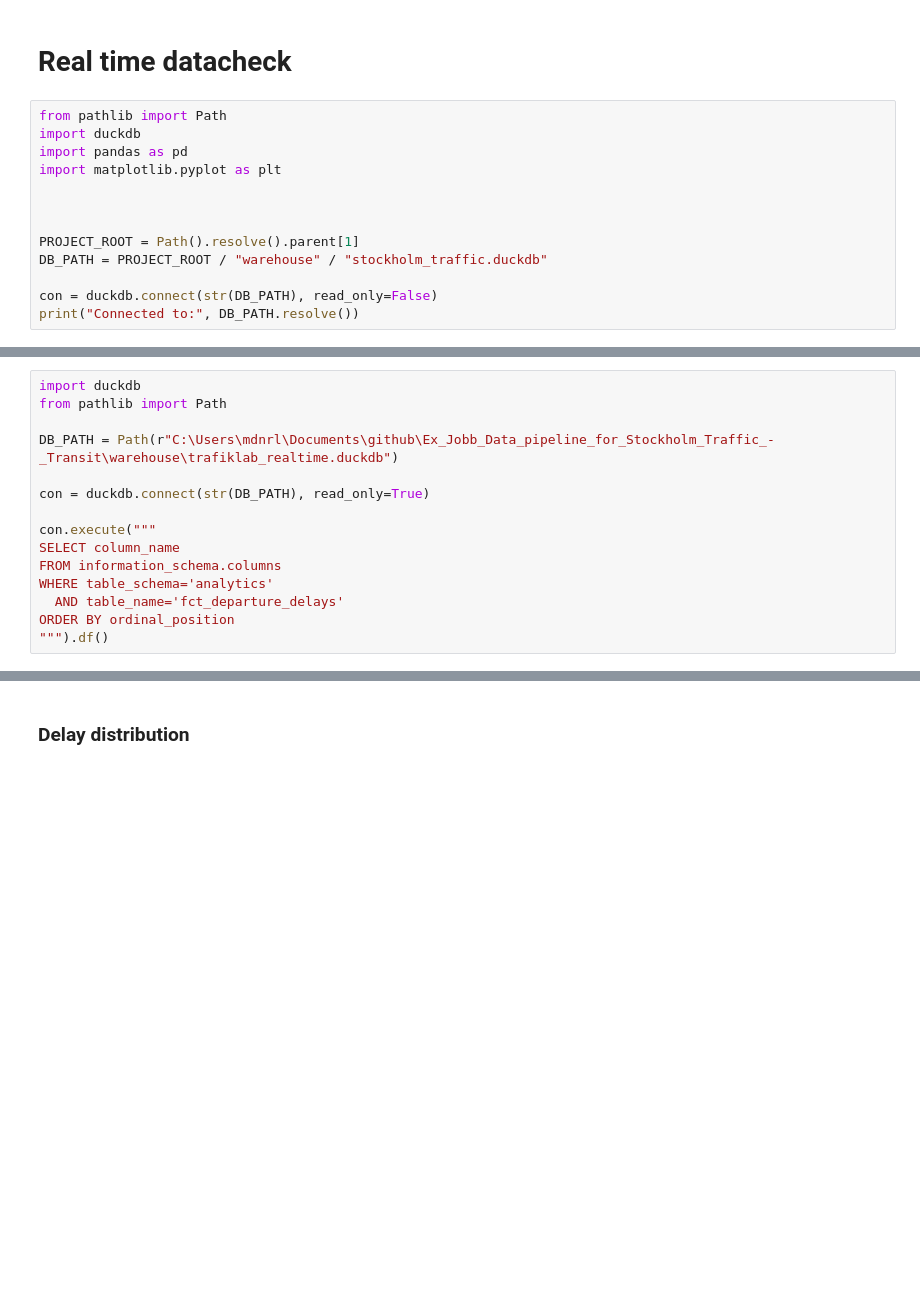
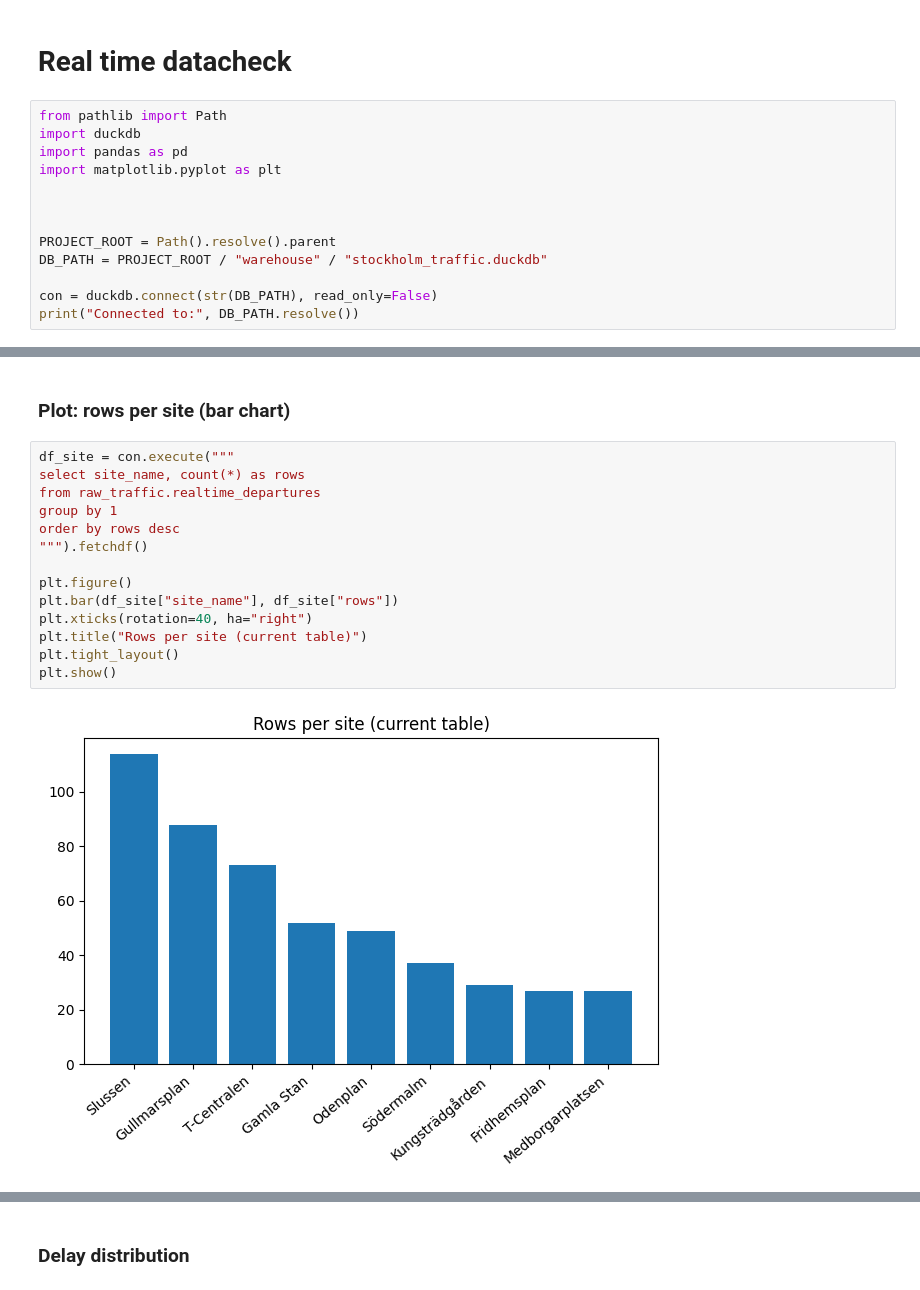
Before and after one commit to mohammadnurulhassan/Ex_Jobb_Data_pipeline_for_Stockholm_Traffic_-_Transit, a Jupyter notebook: notebooks/realtime_depature.ipynb, the cells around one changed output, grey strips where cells are left out. Saved outputs shown, nothing was run; the diff lists cells and outputs as text; blank space fills up the shorter version.

```diff
--- a/notebooks/realtime_depature.ipynb
+++ b/notebooks/realtime_depature.ipynb
@@ -16,7 +16,7 @@ import matplotlib.pyplot as plt
 
 
 
-PROJECT_ROOT = Path().resolve().parent[1]
+PROJECT_ROOT = Path().resolve().parent
 DB_PATH = PROJECT_ROOT / "warehouse" / "stockholm_traffic.duckdb"
 
 con = duckdb.connect(str(DB_PATH), read_only=False)
@@ -165,15 +41,0 @@ NameError: name 'plt' is not defined
-# %%
-import duckdb
-from pathlib import Path
-
-DB_PATH = Path(r"C:\Users\mdnrl\Documents\github\Ex_Jobb_Data_pipeline_for_Stockholm_Traffic_-_Transit\warehouse\trafiklab_realtime.duckdb")
-
-con = duckdb.connect(str(DB_PATH), read_only=True)
-
-con.execute("""
-SELECT column_name
-FROM information_schema.columns
-WHERE table_schema='analytics'
-  AND table_name='fct_departure_delays'
-ORDER BY ordinal_position
-""").df()
@@ -181,0 +217,18 @@ ORDER BY ordinal_position
+# %% [markdown]
+### Plot: rows per site (bar chart)
+# %%
+df_site = con.execute("""
+select site_name, count(*) as rows
+from raw_traffic.realtime_departures
+group by 1
+order by rows desc
+""").fetchdf()
+
+plt.figure()
+plt.bar(df_site["site_name"], df_site["rows"])
+plt.xticks(rotation=40, ha="right")
+plt.title("Rows per site (current table)")
+plt.tight_layout()
+plt.show()
+# %% [output]
+[figure, added]
```
Also changed, not shown: parts of 85 cells of this notebook.
